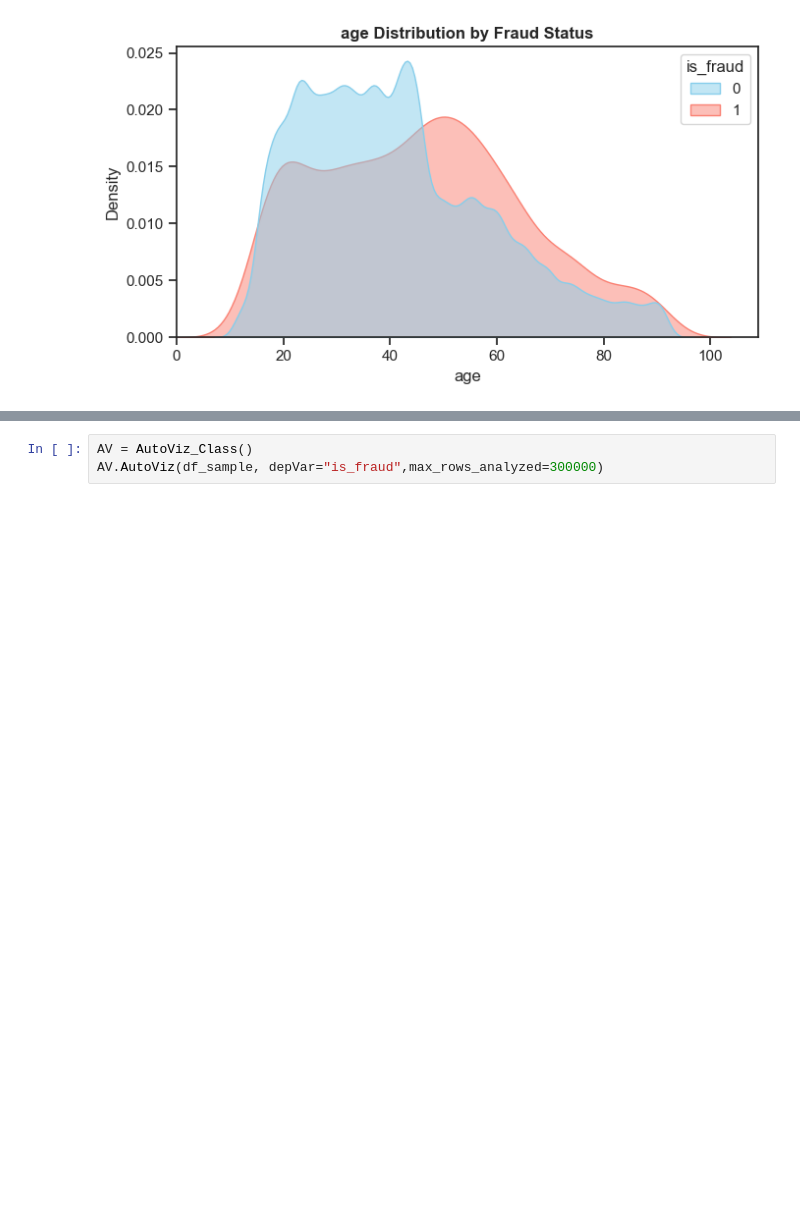
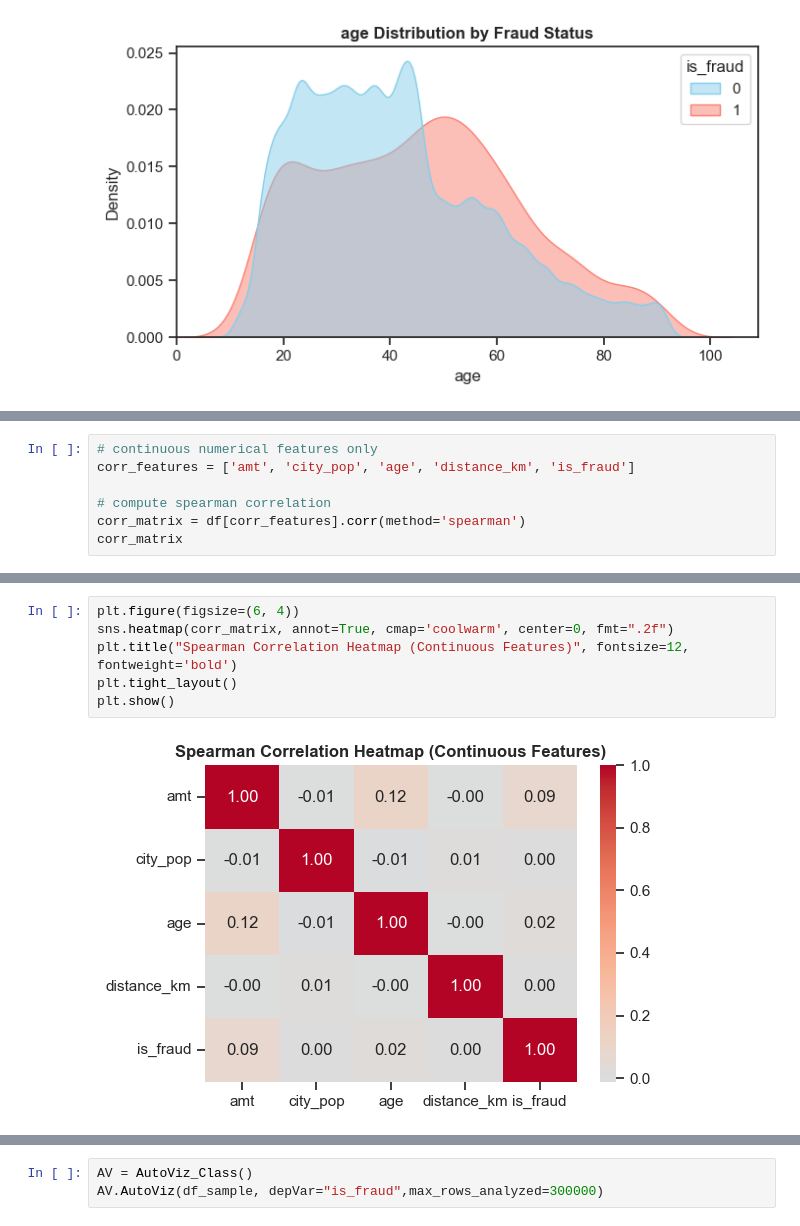
Before and after one commit to Shogant/Credit_Card_Fraud_Detection_Model, a Jupyter notebook: EDA.ipynb, the cells around one changed output, grey strips where cells are left out. Drawn from its saved outputs; the diff is of its cells as text; blank space fills up the shorter version.

```diff
--- a/EDA.ipynb
+++ b/EDA.ipynb
@@ -546,0 +532,7 @@ plt.show()
+# %%
+# continuous numerical features only
+corr_features = ['amt', 'city_pop', 'age', 'distance_km', 'is_fraud']
+
+# compute spearman correlation
+corr_matrix = df[corr_features].corr(method='spearman')
+corr_matrix
@@ -546,0 +546,8 @@ plt.show()
+# %%
+plt.figure(figsize=(6, 4))
+sns.heatmap(corr_matrix, annot=True, cmap='coolwarm', center=0, fmt=".2f")
+plt.title("Spearman Correlation Heatmap (Continuous Features)", fontsize=12, fontweight='bold')
+plt.tight_layout()
+plt.show()
+# %% [output]
+[figure, added]
```
Also changed, not shown: parts of 49 cells of this notebook, 1 other file.
